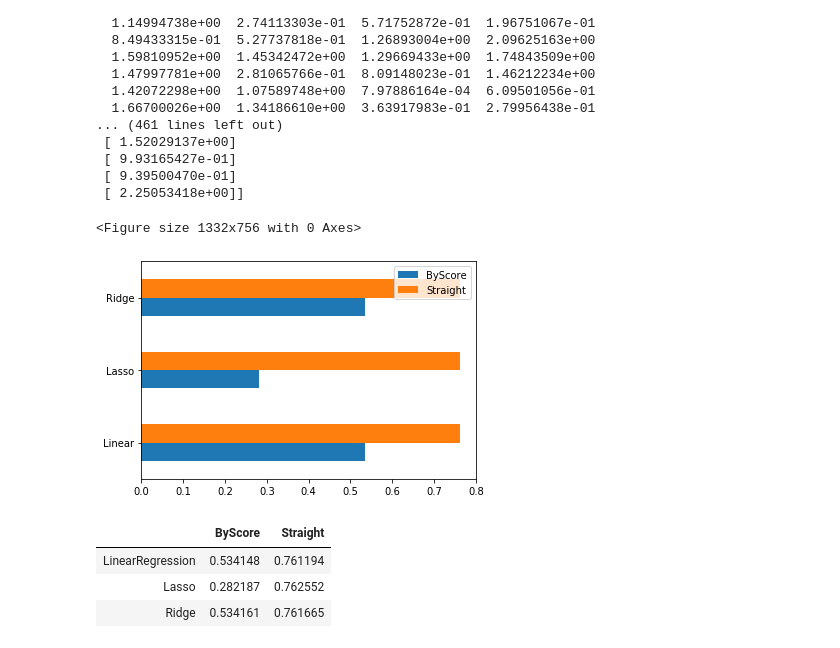
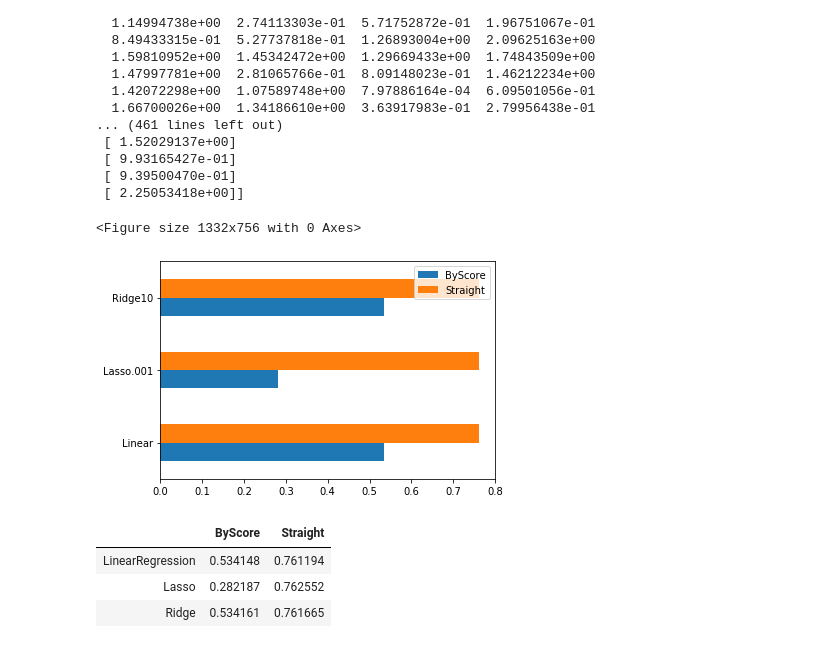
Before and after one commit to leppsalujyrgen/Entropy-of-Football-Statistics, a Jupyter notebook: Data Modelling/statistics-regression.ipynb, the cells around one changed output. Saved outputs shown, nothing was run; the diff lists cells and outputs as text; code cells hidden in the pictures.

Commit message:
plots with parameters

```diff
--- a/Data Modelling/statistics-regression.ipynb
+++ b/Data Modelling/statistics-regression.ipynb
@@ -441,19 +441,19 @@ Lasso:0.7625521993555848
  [ 2.25053418e+00]]
 # %%
 
-regressions = ["Linear", "Lasso", "Ridge"]
+regressions = ["Linear", "Lasso.001", "Ridge10"]
 
 df = pd.DataFrame({"ByScore": first, "Straight": second}, index=regressions)
 
 fig = plt.gcf()
 fig.set_size_inches(18.5, 10.5)
 pd.concat(
     [df["ByScore"], df["Straight"]],
     axis=1).plot.barh()
-plt.savefig("regression.png")
+plt.savefig("regression.png", dpi=400)
 # %% [output]
 <Figure size 1332x756 with 0 Axes>
-[figure, old version]
+[figure, new version]
 # %%
 df
 # %% [output]
```
Also changed, not shown: 3 other files.
